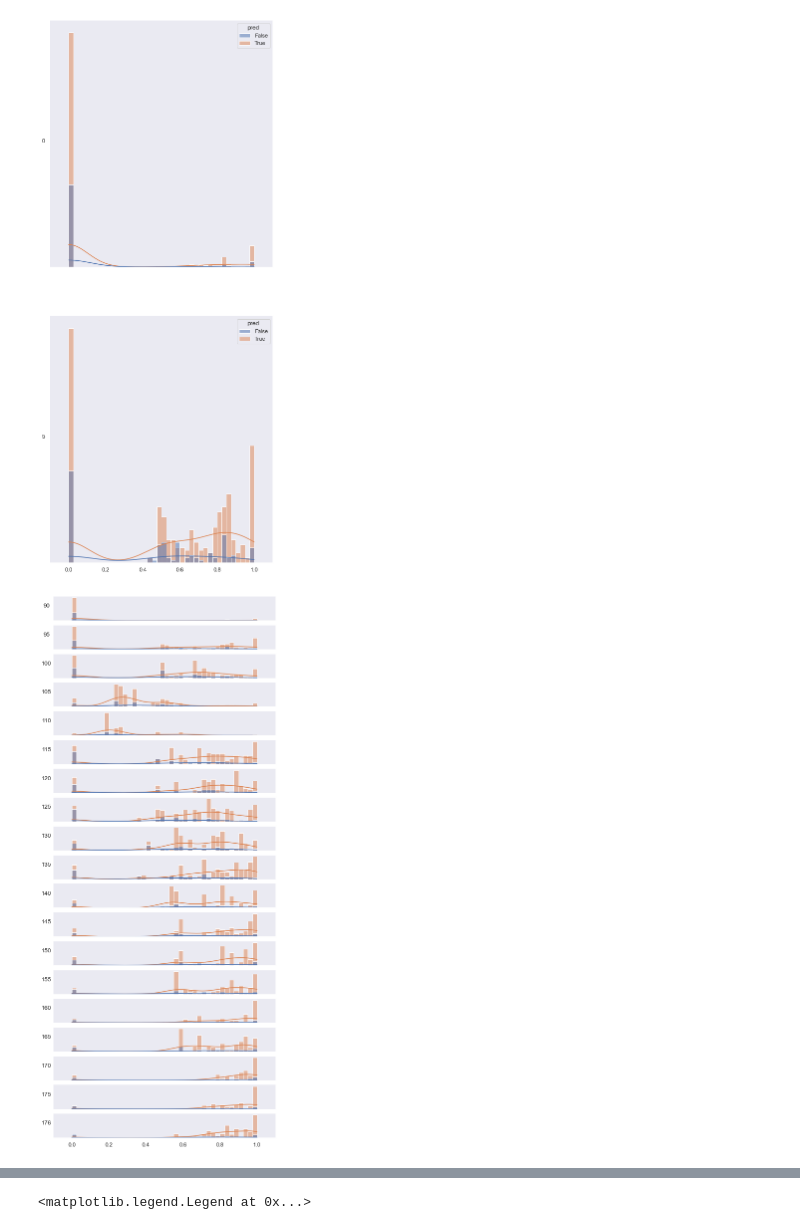
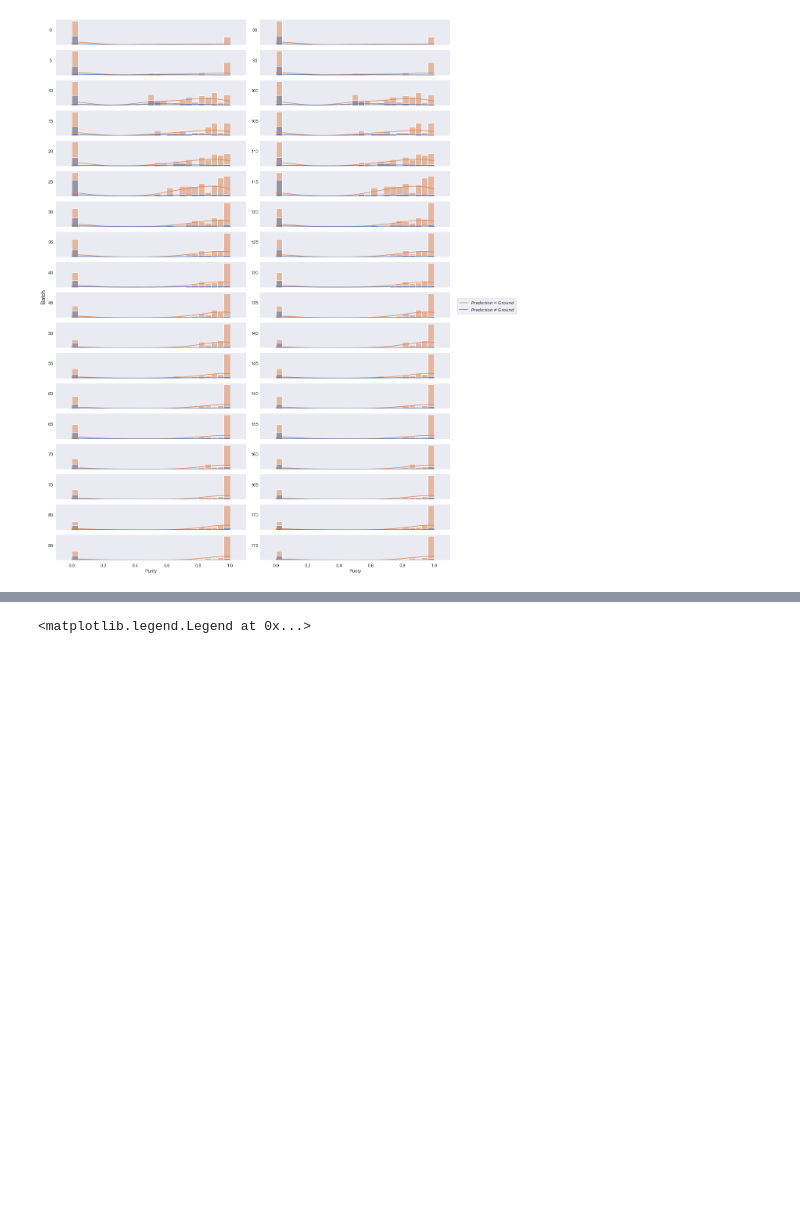
Before and after one commit to tdavislab/TopoBERT, a Jupyter notebook: notebooks/test-attachment-prediction.ipynb, the cells around one changed output, grey strips where cells are left out. Drawn from its saved outputs; the diff is of its cells as text; code cells hidden in the pictures; blank space fills up the shorter version.

```diff
--- a/notebooks/test-attachment-prediction.ipynb
+++ b/notebooks/test-attachment-prediction.ipynb
@@ -58,6 +58,7 @@ def get_graph(dataset, dist_metric, filter, intervals, overlap, iteration, layer
             'filter': filter,
             'overlap': overlap,
             'intervals': intervals,
+            'minSamples': 3,
         })
     # params={'params': f'{dataset}_{dist_metric}_{filter}_{intervals}_{overlap}', 'iteration': iteration, 'layer': layer,
     # 'datasplit': datasplit})
@@ -129,7 +130,7 @@ def get_test_attach_features(point_id, graph, method='entropy'):
 # %%
 # get epochwise test-features
 EPOCHS = list(range(0, 176, 5)) + [176]
-LAYER = 12
+LAYER = 9
 dataset = 'ss-role'
 purity_dfs = []
 
@@ -157,46 +165,60 @@ for epoch in tqdm(EPOCHS):
 # %%
 # plot the distribution of purity where pred=True and pred=False
-fig, axes = plt.subplots(nrows=len(purity_dfs[0:2]), ncols=1, figsize=(8, 20), sharex=True)
-for i, ax in enumerate(axes):
+
+fig, axes = plt.subplots(nrows=len(purity_dfs[0:18]), ncols=2, figsize=(15, 20), sharex=True)
+
+
+# plt.legend()
+for i, ax in enumerate(axes[:, 0]):
     df = purity_dfs[i]
 
     # sns.distplot(df[df['pred'] == True]['purity'], label='True', bins=40, norm_hist=True, ax=ax)
     # sns.distplot(df[df['pred'] == False]['purity'], label='False', bins=40, norm_hist=True, ax=ax)
     # sns.histplot(df[df['pred'] == True]['purity'], label='True', bins=40, stat='density', ax=ax, kde=True)
     # sns.histplot(df[df['pred'] == False]['purity'], label='False', bins=40, stat='density', ax=ax, kde=True)
-    sns.histplot(df, x='purity', hue='pred', ax=ax, kde=True, legend=True, bins=40, stat='percent')
+    g = sns.histplot(df, x='purity', hue='pred', ax=ax, kde=True, legend=True, bins=25, stat='percent', alpha=0.5)
 
     ax.grid(False)
     ax.set_xlabel('')
     ax.set_xlim(-0.1, 1.1)
     ax.set_ylabel(EPOCHS[i], rotation=0)
     ax.set_yticklabels([])
     ax.spines['top'].set_visible(False)
     ax.spines['right'].set_visible(False)
     ax.spines['left'].set_visible(False)
 
 
-fig, axes = plt.subplots(nrows=len(purity_dfs[18:]), ncols=1, figsize=(8, 20), sharex=True)
-for i, ax in enumerate(axes):
+for i, ax in enumerate(axes[:, 1]):
     df = purity_dfs[i]
 
     # sns.distplot(df[df['pred'] == True]['purity'], label='True', bins=40, norm_hist=True, ax=ax)
     # sns.distplot(df[df['pred'] == False]['purity'], label='False', bins=40, norm_hist=True, ax=ax)
     # sns.histplot(df[df['pred'] == True]['purity'], label='True', bins=40, stat='density', ax=ax, kde=True)
     # sns.histplot(df[df['pred'] == False]['purity'], label='False', bins=40, stat='density', ax=ax, kde=True)
-    sns.histplot(df, x='purity', hue='pred', ax=ax, kde=True, legend=False, bins=40, stat='percent')
+    sns.histplot(df, x='purity', hue='pred', ax=ax, kde=True, legend=True, bins=25, stat='percent', alpha=0.5)
 
     ax.grid(False)
     ax.set_xlabel('')
     ax.set_xlim(-0.1, 1.1)
     ax.set_ylabel(EPOCHS[18 + i], rotation=0)
     ax.set_yticklabels([])
     ax.spines['top'].set_visible(False)
     ax.spines['right'].set_visible(False)
     ax.spines['left'].set_visible(False)
+
+# remove legend from individual axes and add to the main figure
+for ax in axes.flatten():
+    legend = ax.get_legend()
+    ax.get_legend().remove()
+
+[axis.set_xlabel('Purity') for axis in axes[len(axes) - 1]]
+fig.supylabel('Batch')
+fig.legend([r'$Prediction = Ground$', r'$Prediction \neq Ground$'], bbox_to_anchor=(1.15, 0.5), bbox_transform=fig.transFigure)
+
+plt.tight_layout()
+plt.savefig('images/attachment-prediction/attachment-ss-role-layer9.png', dpi=300, bbox_inches='tight')
 # %% [output]
-[figure, old version]
+[figure, new version]
-[figure, removed]
 # %%
 purity_dfs = []
 precisions, recalls, f1s = [], [], []
```
Also changed, not shown: parts of 5 cells of this notebook, 8 other files.
